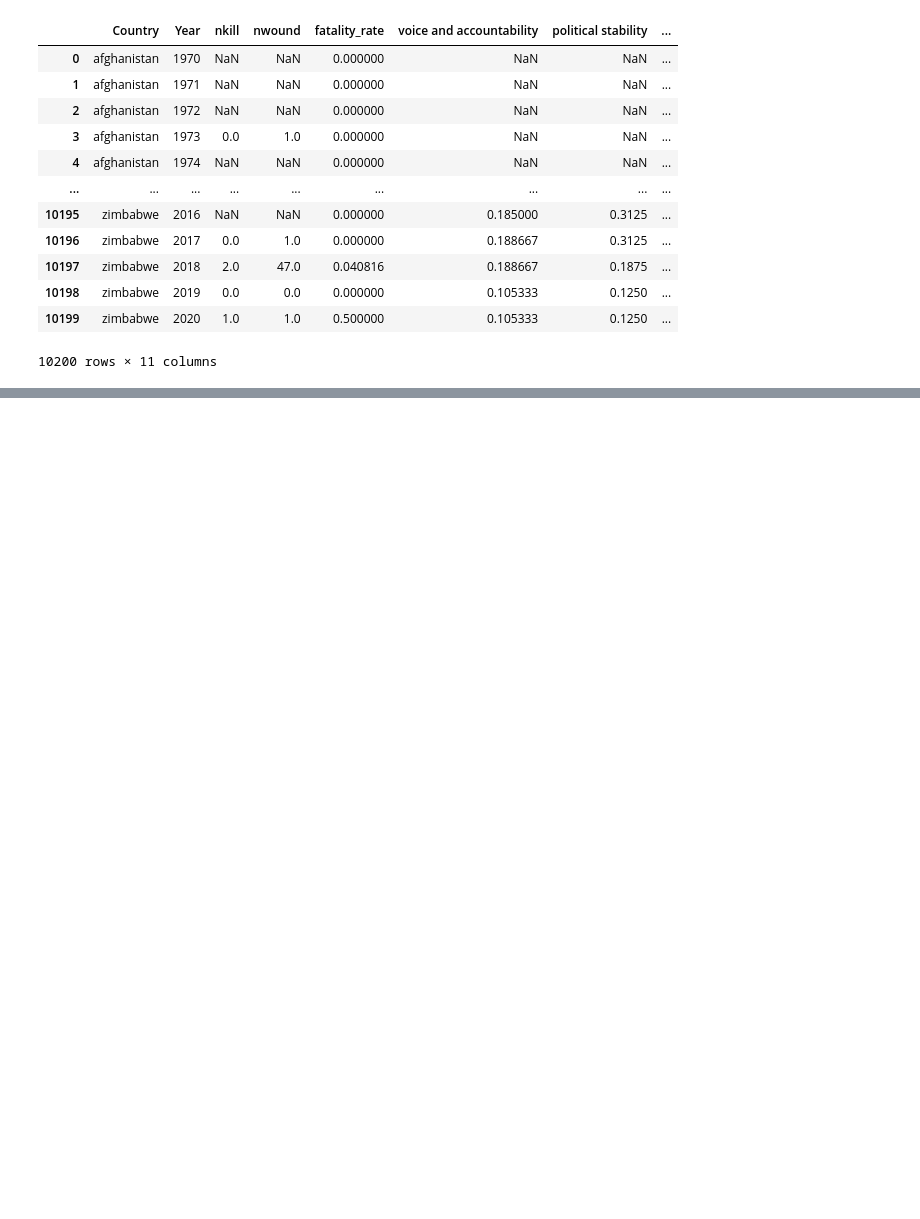
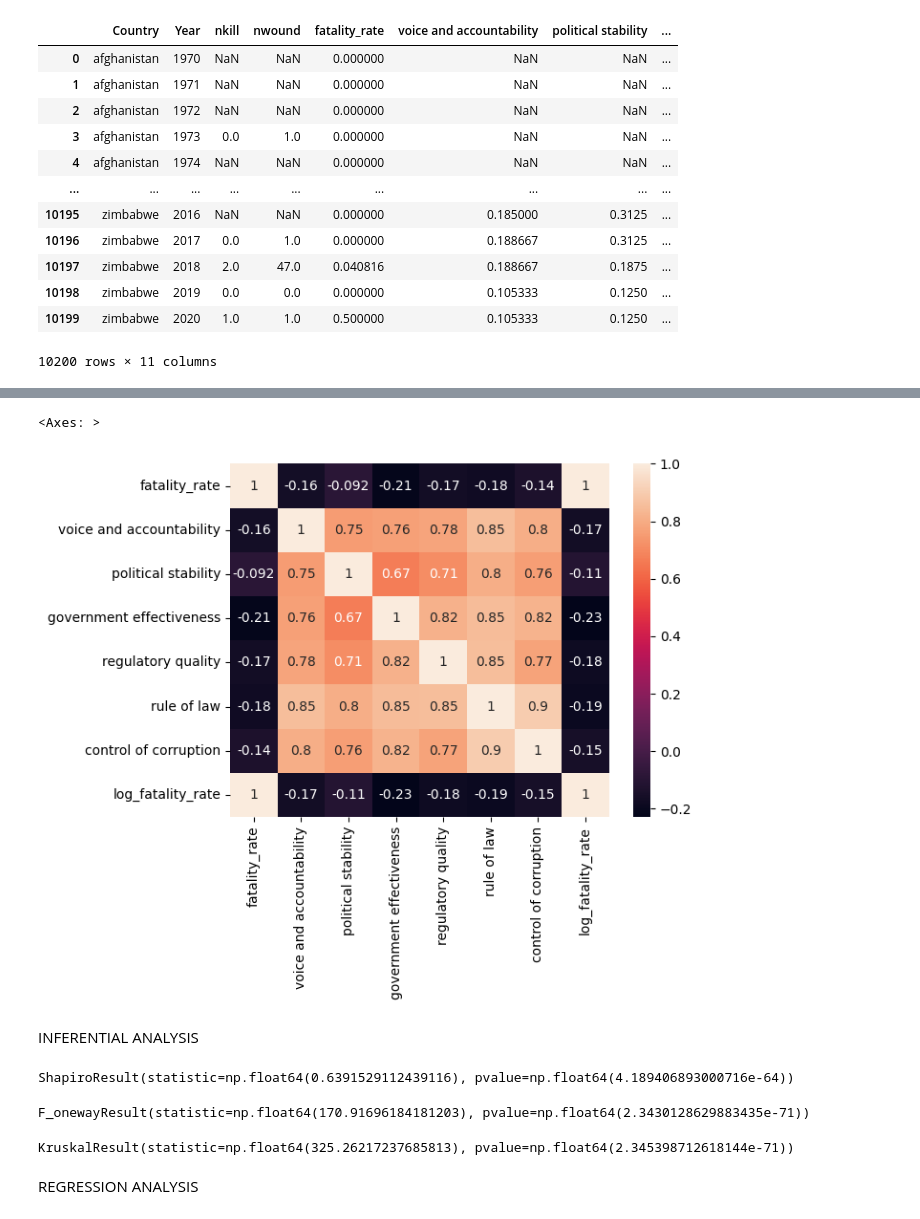
Before and after one commit to tanu-1403/TERRORISM-Numbers-behind-the-nightmare, a Jupyter notebook: notebooks/wgi/fatality.ipynb, the cells around one changed output, grey strips where cells are left out. Drawn from its saved outputs; the diff is of its cells as text; code cells hidden in the pictures; blank space fills up the shorter version.

```diff
--- a/notebooks/wgi/fatality.ipynb
+++ b/notebooks/wgi/fatality.ipynb
@@ -146,0 +296,40 @@ final_df
+# %%
+import seaborn as sns
+sns.heatmap(df_no_zero[cols + ['log_fatality_rate']].corr(), annot=True)
+# %% [output]
+<Axes: >
+[figure, added]
+# %% [markdown]
+INFERENTIAL ANALYSIS
+# %%
+#Normality Test
+from scipy.stats import shapiro
+
+shapiro(df['log_fatality_rate'])
+# %% [output]
+ShapiroResult(statistic=np.float64(0.6391529112439116), pvalue=np.float64(4.189406893000716e-64))
+# %%
+#Group Comparison (optional but strong)
+df['governance_index'] = df[
+    ['voice and accountability', 'political stability',
+     'government effectiveness', 'regulatory quality',
+     'rule of law', 'control of corruption']
+].mean(axis=1)
+
+df['gov_group'] = pd.qcut(df['governance_index'], 3, labels=['Low','Medium','High'])
+
+#ANOVA
+from scipy.stats import f_oneway
+
+groups = [g['log_fatality_rate'].values for _, g in df.groupby('gov_group')]
+f_oneway(*groups)
+# %% [output]
+F_onewayResult(statistic=np.float64(170.91696184181203), pvalue=np.float64(2.3430128629883435e-71))
+# %%
+#non parametric
+from scipy.stats import kruskal
+kruskal(*groups)
+# %% [output]
+KruskalResult(statistic=np.float64(325.26217237685813), pvalue=np.float64(2.345398712618144e-71))
+# %% [markdown]
+REGRESSION ANALYSIS
```
Also changed, not shown: parts of 18 cells of this notebook.
